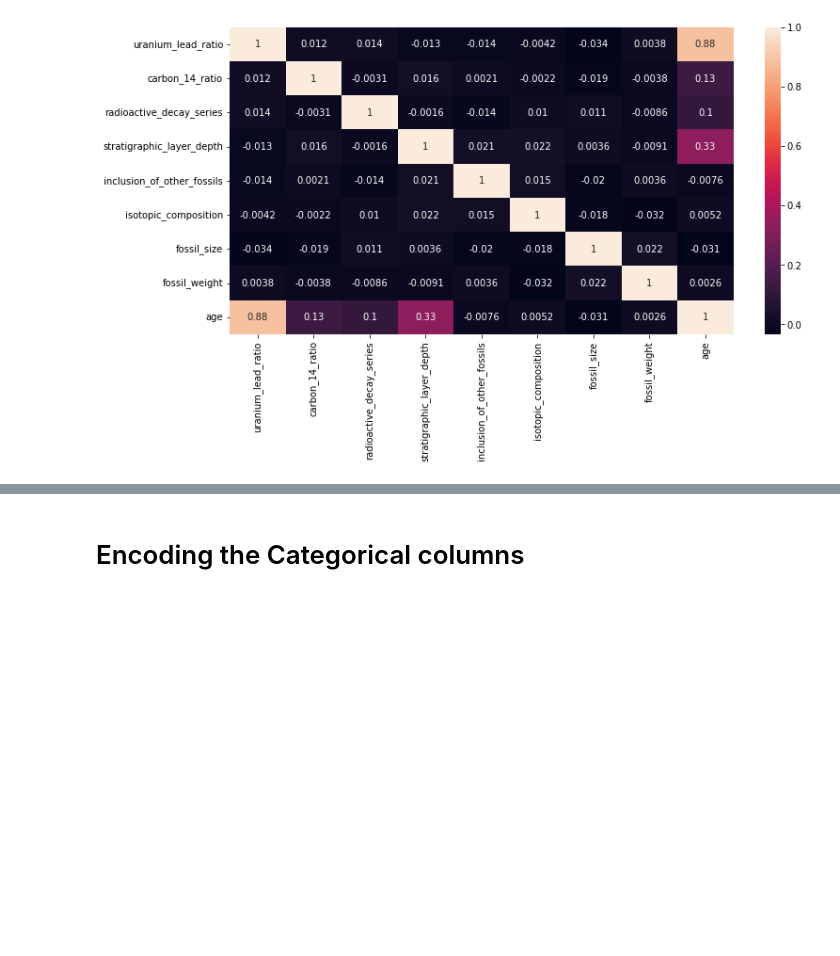
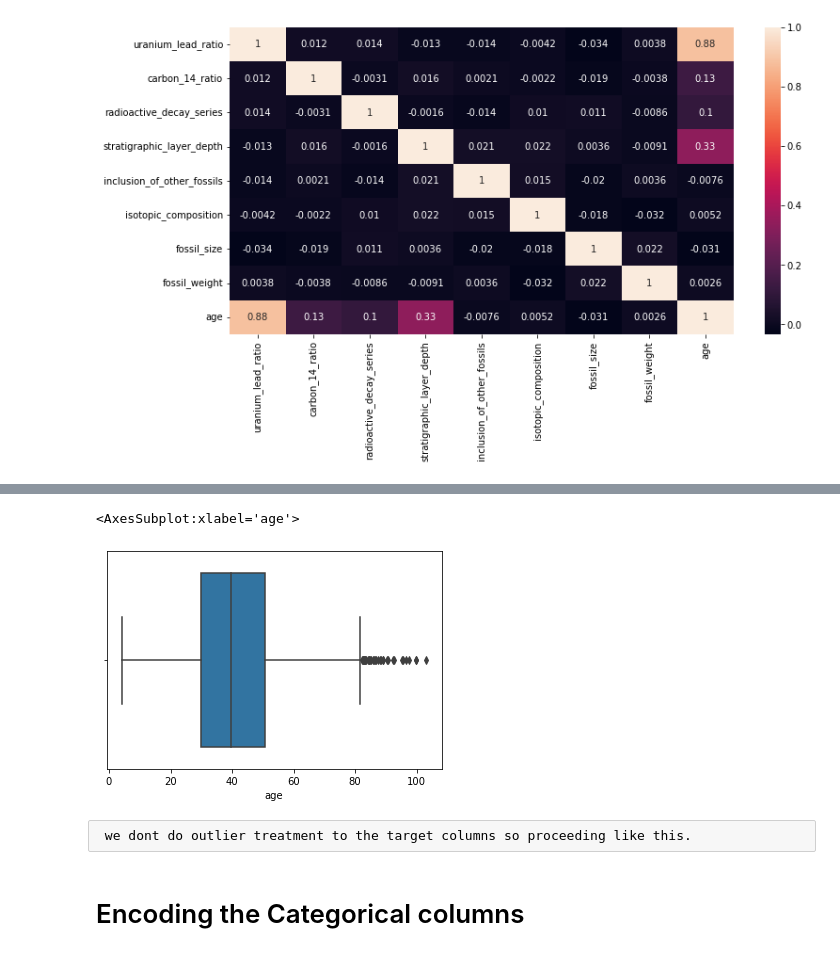
Before and after one commit to bandinikhilkuma/prediction-of-age-of-fossils, a Jupyter notebook: Untitled.ipynb, the cells around one changed output, grey strips where cells are left out. Drawn from its saved outputs; the diff is of its cells as text; code cells hidden in the pictures; blank space fills up the shorter version.

```diff
--- a/Untitled.ipynb
+++ b/Untitled.ipynb
@@ -377,0 +831,2 @@ for i in df_cat.columns:
+# %%
+df['fossil_size']=np.where(df['fossil_size']>190,190,df['fossil_size']) # outlier treatment
@@ -378,2 +914,9 @@ for i in df_cat.columns:
+# %%
+sns.boxplot(df['age'])
+# %% [output]
+<AxesSubplot:xlabel='age'>
+[figure, added]
+# %% [raw]
+ we dont do outlier treatment to the target columns so proceeding like this.
 # %% [markdown]
 # Encoding the Categorical columns
```
Also changed, not shown: parts of 169 cells of this notebook.
